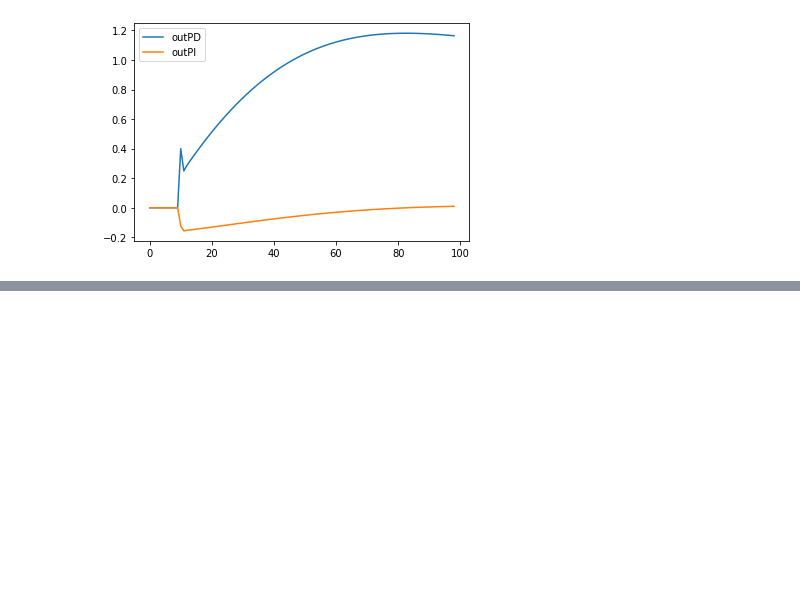
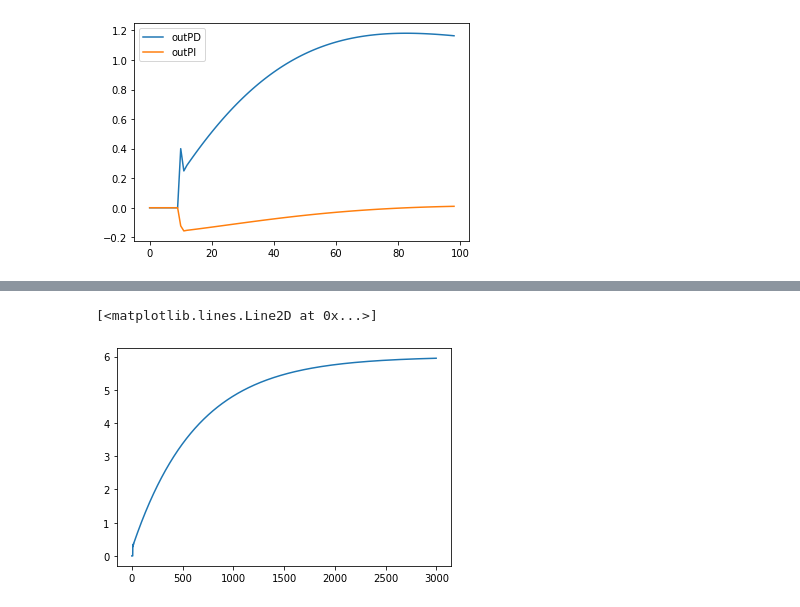
Before and after one commit to JoaoYukio/PCO119, a Jupyter notebook: Parte_Max/simulacaoControle/visualizacao.ipynb, the cells around one changed output, grey strips where cells are left out. Drawn from its saved outputs; the diff is of its cells as text; code cells hidden in the pictures; blank space fills up the shorter version.

```diff
--- a/Parte_Max/simulacaoControle/visualizacao.ipynb
+++ b/Parte_Max/simulacaoControle/visualizacao.ipynb
@@ -2008,0 +2518,11 @@ plt.legend()
+# %%
+fI = open("outputPI.txt", "r")
+arrPI = fI.read().split(',')
+len(arrPI)
+arrPI = arrPI[:len(arrPI)-2]#O ultimo carectere é um espaço em branco
+arrPI = [float(x) for x in arrPI]
+# %%
+plt.plot(arrPI)
+# %% [output]
+[<matplotlib.lines.Line2D at 0x...>]
+[figure, added]
```
Also changed, not shown: parts of 10 cells of this notebook, 5 other files.
